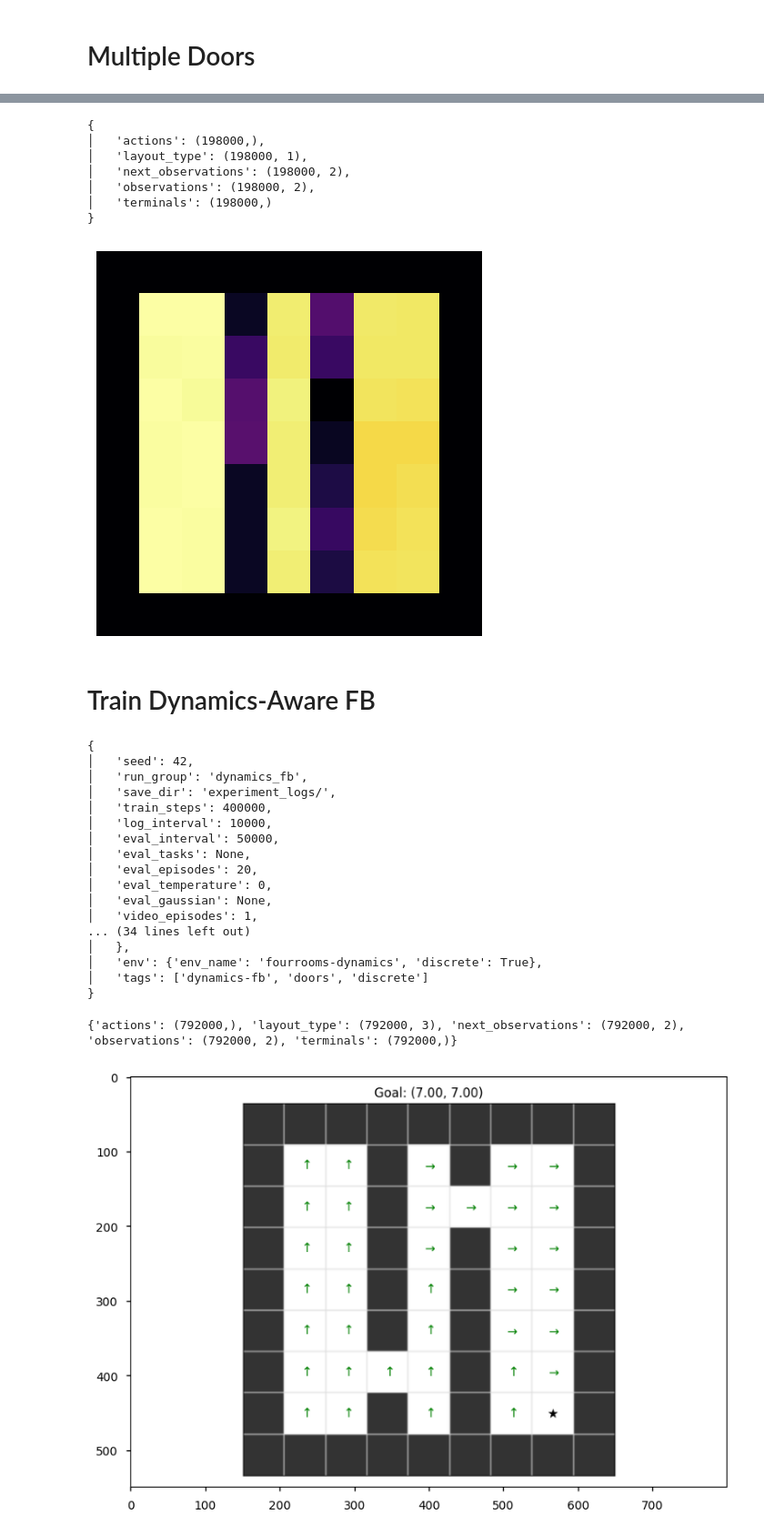
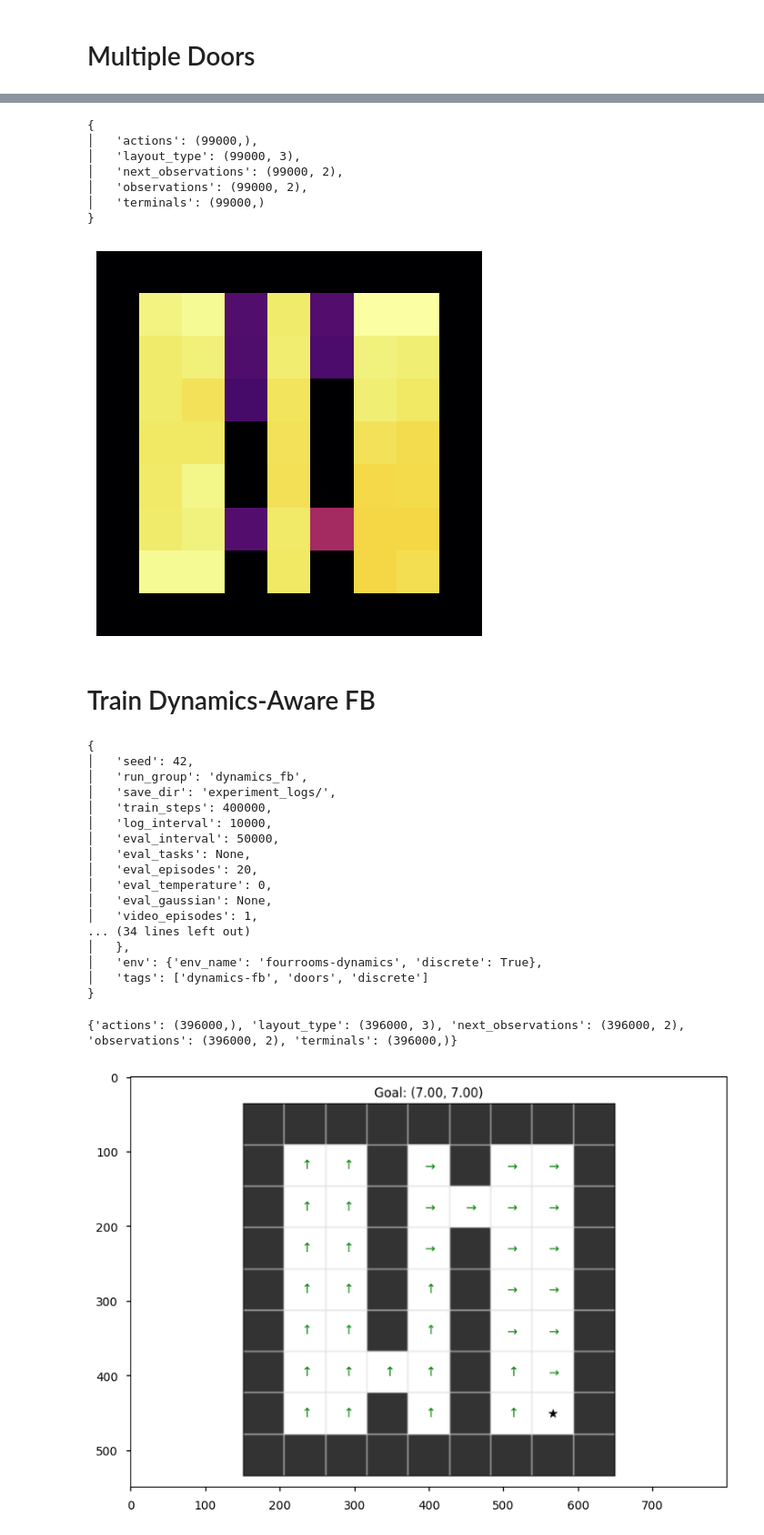
Before and after one commit to skylooop/BeliefConditionedFB, a Jupyter notebook: notebooks/dynamics_fb_doors_debug_onehot.ipynb, the cells around one changed output, grey strips where cells are left out. Shown at 91% size. Saved outputs shown, nothing was run; the diff lists cells and outputs as text; code cells hidden in the pictures.

```diff
--- a/notebooks/dynamics_fb_doors_debug_onehot.ipynb
+++ b/notebooks/dynamics_fb_doors_debug_onehot.ipynb
@@ -122,45 +122,45 @@ train_layout_data = []
 #     dataset, env = q_learning(env, num_episodes=NUM_TRAIN_EPISODES, layout_type=i, epsilon=0.75, num_mdp=NUM_TRAIN_LAYOUTS)
 #     train_layout_data.append(dataset)
 
-NUM_TRAIN_LAYOUTS = 15
+NUM_TRAIN_LAYOUTS = 4
 NUM_TRAIN_STEPS = 100
-NUM_TRAIN_EPISODES = 2000
+NUM_TRAIN_EPISODES = 1000
 
 # for debug
 layout_types = np.array([[1, 1, 0], [1, 0, 1], [1, 1, 1], [1, -1, 1]])
 # layout_types = np.array([[1, 0, 0], [0, -1, 0], [0, 0, 1]])
 # layout_types = np.array([[1, 0, 1], [1, -np.sqrt(2), 1], [1, np.sqrt(2), 1]])
 # layout_types = np.array([[1, 1, 0], [1, -1, 1], [-1, 1, 2]])
 
 for i in tqdm(range(NUM_TRAIN_LAYOUTS)):
     env = DynamicsGeneralization_Doors(render_mode="rgb_array", highlight=False, max_steps=NUM_TRAIN_STEPS, agent_start_pos=None) # comment agent_start_pos for same start pos
     env._gen_grid = partial(env._gen_grid, layout_type=i)
     env = MinigridWrapper(env)
     dataset, env = random_exploration(env, num_episodes=NUM_TRAIN_EPISODES, layout_type=layout_types[i], num_mdp=NUM_TRAIN_LAYOUTS) #layout_types[i]
     train_layout_data.append(dataset)
 
 pprint(jax.tree.map(lambda x: x.shape, train_layout_data[0]))
 
 coverage_map = np.zeros(shape=(env.env.unwrapped.width, env.env.unwrapped.height))
 for layout in train_layout_data:
     for obs in layout['observations']:
         obs = obs.astype(np.int16)
         coverage_map[obs[1], obs[0]] += 1
 
 plt.imshow(coverage_map, cmap='inferno', vmin=0)
 plt.axis('off')
 plt.savefig("randomized-doors.pdf", bbox_inches='tight', dpi=100)
 # plt.colorbar()
 plt.show()
 # %% [output]
 {
-│   'actions': (198000,),
-│   'layout_type': (198000, 1),
-│   'next_observations': (198000, 2),
-│   'observations': (198000, 2),
-│   'terminals': (198000,)
+│   'actions': (99000,),
+│   'layout_type': (99000, 3),
+│   'next_observations': (99000, 2),
+│   'observations': (99000, 2),
+│   'terminals': (99000,)
 }
-[figure, old version]
+[figure, new version]
 # %% [markdown]
 # Train Dynamics-Aware FB
 # %%
@@ -202,7 +202,7 @@ gc_whole_dataset = GCDataset(whole_dataset, config=fb_config['agent'])
 │   'env': {'env_name': 'fourrooms-dynamics', 'discrete': True},
 │   'tags': ['dynamics-fb', 'doors', 'discrete']
 }
-{'actions': (792000,), 'layout_type': (792000, 3), 'next_observations': (792000, 2), 'observations': (792000, 2), 'terminals': (792000,)}
+{'actions': (396000,), 'layout_type': (396000, 3), 'next_observations': (396000, 2), 'observations': (396000, 2), 'terminals': (396000,)}
 # %%
 sys.path.append("..")
 # from agents.dynamics_fb import ForwardBackwardAgent
```
Also changed, not shown: parts of 2 cells of this notebook, 4 other files.
